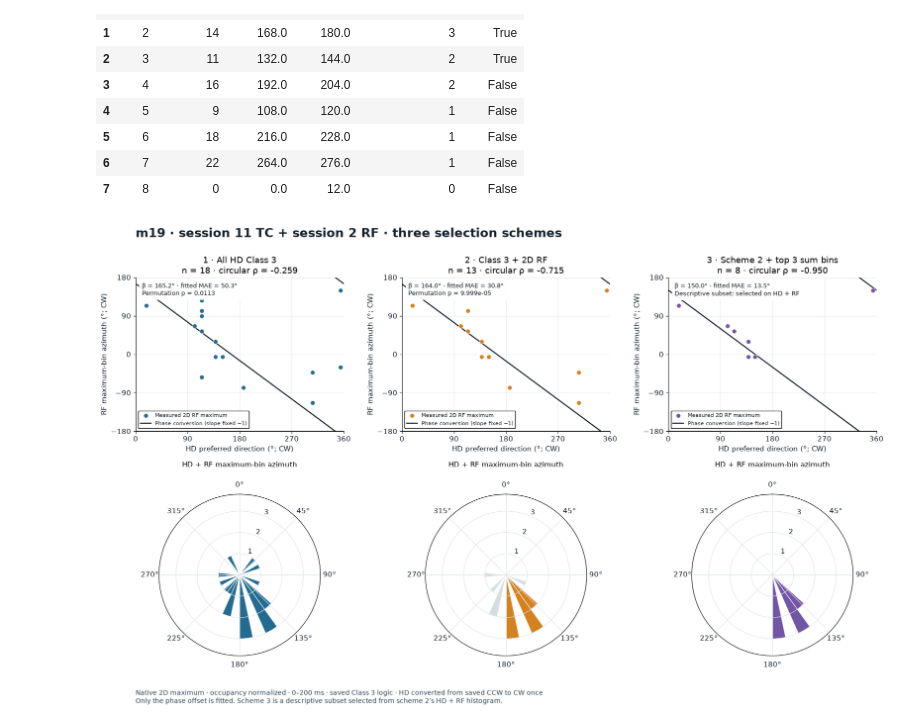
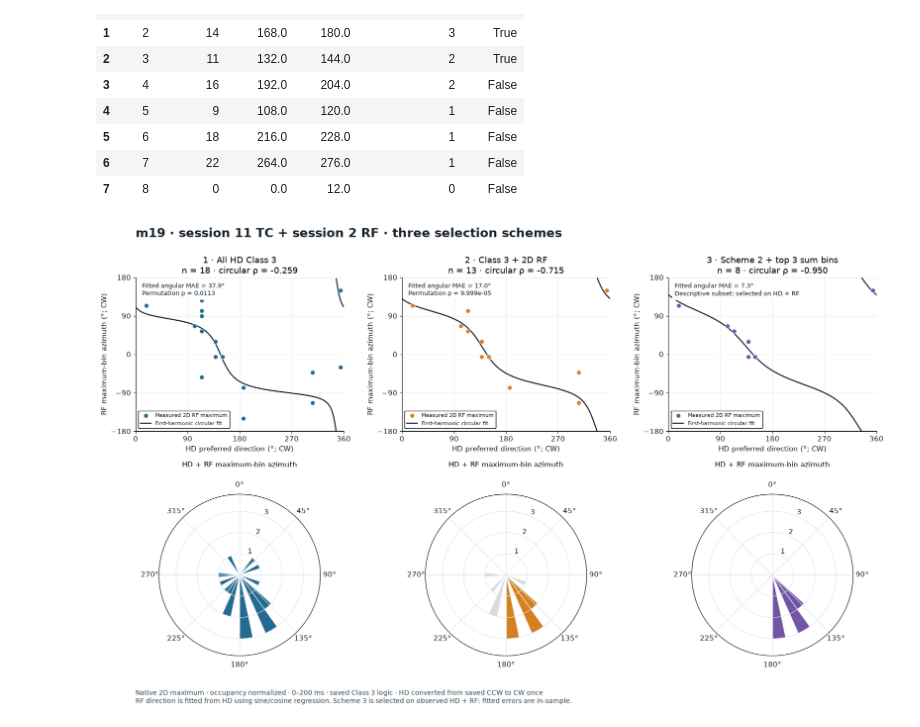
Before and after one commit to KaiCao2003/rfmapping, a Jupyter notebook: hd_rf_correlation_schemes.ipynb, the cells around one changed output. Drawn from its saved outputs; the diff is of its cells as text; code cells hidden in the pictures.

Commit message:
Checkpoint circular regression and probe plotting updates

```diff
--- a/hd_rf_correlation_schemes.ipynb
+++ b/hd_rf_correlation_schemes.ipynb
@@ -104,12 +109,21 @@ for name, pairs in schemes.items():
     result = fit_circular_conversion(pairs.hd_preferred_deg.to_numpy(), pairs.rf_ego_deg.to_numpy(),
                                      selected_on_sum=name == 'scheme3',
                                      n_permutations=n_permutations, random_seed=random_seed)
+    assert result['method'] == 'first_harmonic_circular_regression'
     results[name] = result
-    rows.append({'scheme': name, 'n': result['n'], 'rho_circular': result['rho'],
-                 'permutation_p': result['permutation_p'], 'beta_deg': result['beta_deg'],
-                 'fit_mae_deg': result['mae_deg'], 'conversion_slope_fixed': -1,
-                 'inference': 'descriptive; selected on HD+RF' if name == 'scheme3' else 'two-sided permutation'})
+    predicted = predict_circular_conversion(query, result)
+    assert np.isfinite(predicted['rf_ego_deg']).all()
+    allo_unwrapped = np.rad2deg(np.unwrap(np.deg2rad(predicted['rf_allo_deg'])))
+    row = {'scheme': name, 'n': result['n'], 'rho_circular': result['rho'],
+           'permutation_p': result['permutation_p'], 'fit_mae_deg': result['mae_deg'],
+           'predicted_rf_allo_span_deg': float(np.ptp(allo_unwrapped)),
+           'method': result['method'],
+           'inference': 'descriptive; selected on HD+RF' if name == 'scheme3' else 'two-sided permutation'}
+    row.update(zip(['cos_intercept', 'cos_hd_cos', 'cos_hd_sin'], result['cos_coefficients'], strict=True))
+    row.update(zip(['sin_intercept', 'sin_hd_cos', 'sin_hd_sin'], result['sin_coefficients'], strict=True))
+    rows.append(row)
 summary = pd.DataFrame(rows)
 summary.to_csv(output / 'correlation_summary.csv', index=False)
-display(summary)
+display(summary[['scheme', 'n', 'rho_circular', 'permutation_p', 'fit_mae_deg',
+                 'predicted_rf_allo_span_deg', 'inference']])
 # %% [output]
@@ -146,46 +160,45 @@ display(ranking.head(8))
 fig = plt.figure(figsize=(17, 10.5), facecolor='white')
 grid = fig.add_gridspec(2, 3, height_ratios=[1, 1.05], hspace=.40, wspace=.28)
 colors = ['#246b91', '#d4811f', '#7355a5']
-query = np.linspace(0., 360., 1441)
 max_count = max(np.histogram(p.hd_plus_rf_deg % 360, edges)[0].max() for p in schemes.values())
 for column, ((name, pairs), color) in enumerate(zip(schemes.items(), colors)):
     result = results[name]
     ax = fig.add_subplot(grid[0, column])
-    curve = predict_circular_conversion(query, result['beta_deg'])['rf_ego_deg']
+    curve = predict_circular_conversion(query, result)['rf_ego_deg']
     curve = np.asarray(curve).copy()
     curve[np.r_[False, np.abs(np.diff(curve)) > 180]] = np.nan
     ax.scatter(pairs.hd_preferred_deg, pairs.rf_ego_deg, s=46, color=color,
                edgecolor='white', linewidth=.6, zorder=3, label='Measured 2D RF maximum')
-    ax.plot(query, curve, color='#17212b', lw=1.7, label='Phase conversion (slope fixed −1)')
+    ax.plot(query, curve, color='#17212b', lw=1.7, label='First-harmonic circular fit')
     ax.set(xlim=(0, 360), ylim=(-180, 180), xticks=[0, 90, 180, 270, 360],
            yticks=[-180, -90, 0, 90, 180], xlabel='HD preferred direction (°; CW)',
            ylabel='RF maximum-bin azimuth (°; CW)', title=f"{labels[name]}\nn = {result['n']} · circular ρ = {result['rho']:.3f}")
     p = result['permutation_p']
-    note = f"β = {result['beta_deg']:.1f}° · fitted MAE = {result['mae_deg']:.1f}°"
+    note = f"Fitted angular MAE = {result['mae_deg']:.1f}°"
     note += f"\nPermutation p = {p:.4g}" if p is not None else '\nDescriptive subset: selected on HD + RF'
     ax.text(.03, .97, note, ha='left', va='top', transform=ax.transAxes, fontsize=9,
             bbox=dict(facecolor='white', edgecolor='none', alpha=.95))
     ax.grid(color='#e4e8eb', lw=.7)
     ax.spines[['top', 'right']].set_visible(False)
     ax.legend(loc='lower left', fontsize=8, facecolor='white', framealpha=1)
     polar = fig.add_subplot(grid[1, column], projection='polar')
     counts, _ = np.histogram(pairs.hd_plus_rf_deg % 360, edges)
     bar_colors = [color if name == 'scheme1' or i in top_bins else '#d7dce0' for i in range(polar_bins)]
     polar.bar(np.deg2rad((edges[:-1] + edges[1:]) / 2), counts,
               width=np.deg2rad(12), color=bar_colors, edgecolor='white', linewidth=.8)
     polar.set_theta_zero_location('N')
     polar.set_theta_direction(-1)
     polar.set_ylim(0, max_count + .8)
     polar.yaxis.set_major_locator(MaxNLocator(integer=True))
     polar.grid(color='#dfe4e8')
     polar.set_title('HD + RF maximum-bin azimuth', pad=22, fontsize=11)
 fig.suptitle('m19 · session 11 TC + session 2 RF · three selection schemes',
              fontsize=19, fontweight='bold', x=.06, ha='left', y=.98)
 fig.text(.06, .025, 'Native 2D maximum · occupancy normalized · 0–200 ms · saved Class 3 logic · HD converted from saved CCW to CW once\n'
-                   'Only the phase offset is fitted. Scheme 3 is a descriptive subset selected from scheme 2’s HD + RF histogram.',
+                   'RF direction is fitted from HD using sine/cosine regression. Scheme 3 is selected on observed HD + RF; fitted errors are in-sample.',
          fontsize=10, color='#354551')
 fig.subplots_adjust(left=.06, right=.98, top=.88, bottom=.12)
 fig.savefig(output / 'three_schemes.png', dpi=180, facecolor='white', transparent=False)
 plt.show()
 # %% [output]
-[figure, old version]
+[figure, new version]
```
Also changed, not shown: parts of 8 cells of this notebook, 9 other files.
